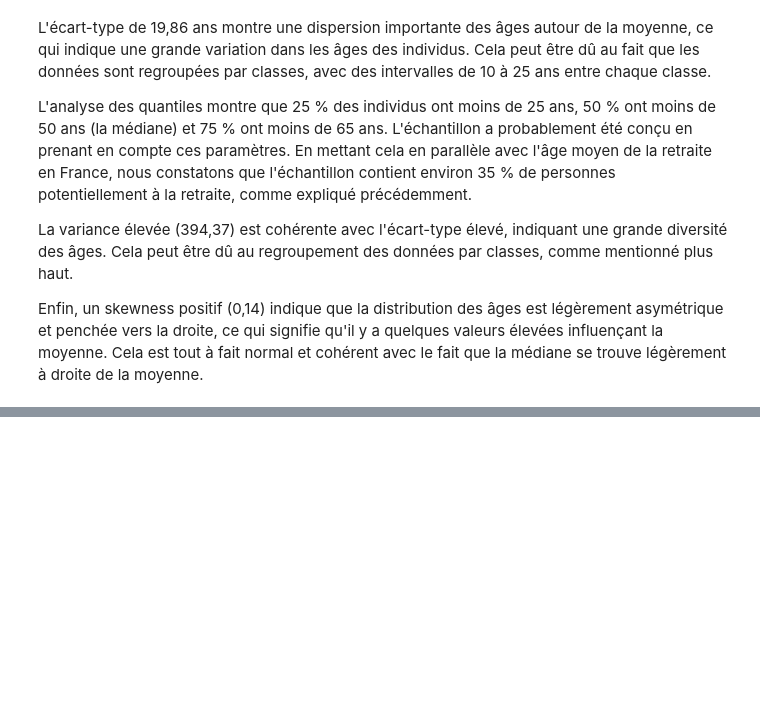
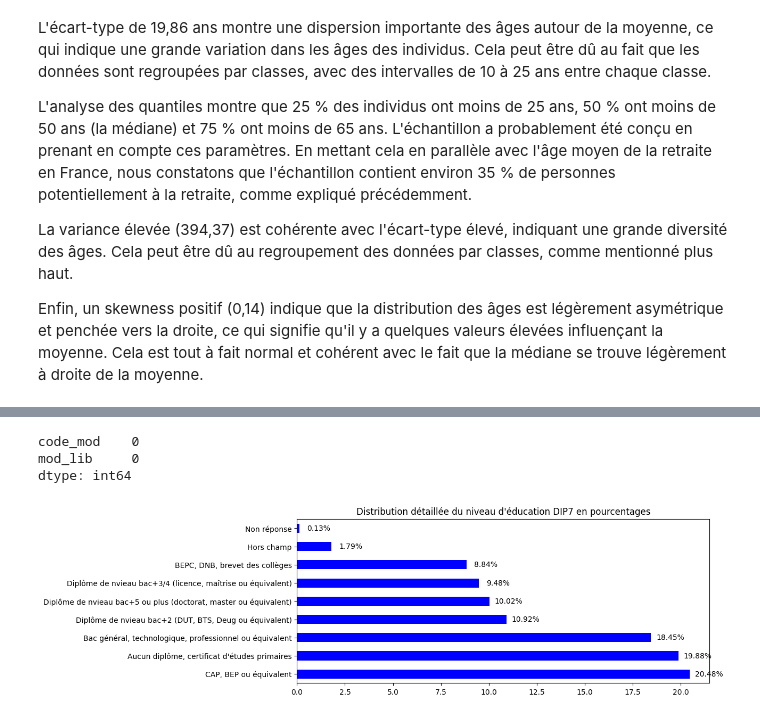
Before and after one commit to Gustiyn/ANALYSE-DES-DONNEES-ACTIVITE-EMPLOI-ET-CHOMAGE---ENQUETE-EMPLOI-EN-CONTINU, a Jupyter notebook: EEC23.ipynb, the cells around one changed output, grey strips where cells are left out. Drawn from its saved outputs; the diff is of its cells as text; code cells hidden in the pictures; blank space fills up the shorter version.

```diff
--- a/EEC23.ipynb
+++ b/EEC23.ipynb
@@ -495,0 +500,6 @@ Enfin, un skewness positif (0,14) indique que la distribution des âges est lég
+# %%
+dip_varmod = varmod_eec23[varmod_eec23['COD_VAR'] == 'DIP7']
+dip_varmod = dip_varmod.drop(columns=['TYPE_VAR', 'LONG_VAR'])
+dip_dict = dict(zip(dip_varmod['COD_MOD'], dip_varmod['LIB_MOD']))
+dip_dict['0'] = dip_dict.pop(np.nan)
+print(dip_dict)
@@ -495,0 +508,5 @@ Enfin, un skewness positif (0,14) indique que la distribution des âges est lég
+# %%
+eec23_dip = pd.DataFrame()
+eec23_dip['code_mod'] = eec23['DIP7'].fillna(0).astype(int).astype(str)
+eec23_dip['mod_lib'] = eec23_dip['code_mod'].map(dip_dict)
+print(eec23_dip)
@@ -495,0 +528,26 @@ Enfin, un skewness positif (0,14) indique que la distribution des âges est lég
+# %%
+# Recherche de valeurs manquantes
+missing_values = eec23_dip.isnull().sum()
+print(missing_values)
+# %% [output]
+code_mod    0
+mod_lib     0
+dtype: int64
+# %%
+# Graphique en barres
+total = eec23_dip['mod_lib'].value_counts().sum()
+pourcentages = eec23_dip['mod_lib'].value_counts() / total * 100
+
+plt.figure(figsize=(10, 4))
+
+ax = pourcentages.plot(kind='barh', color='b')
+for i in ax.patches:
+    ax.text(i.get_width() + 1, i.get_y() + i.get_height() / 2, f"{i.get_width():.2f}%", ha='center', va='center')
+
+plt.xlabel("")
+plt.ylabel("")
+
+plt.title("Distribution détaillée du niveau d'éducation DIP7 en pourcentages")
+plt.show()
+# %% [output]
+[figure, added]
```
Also changed, not shown: parts of 16 cells of this notebook.
